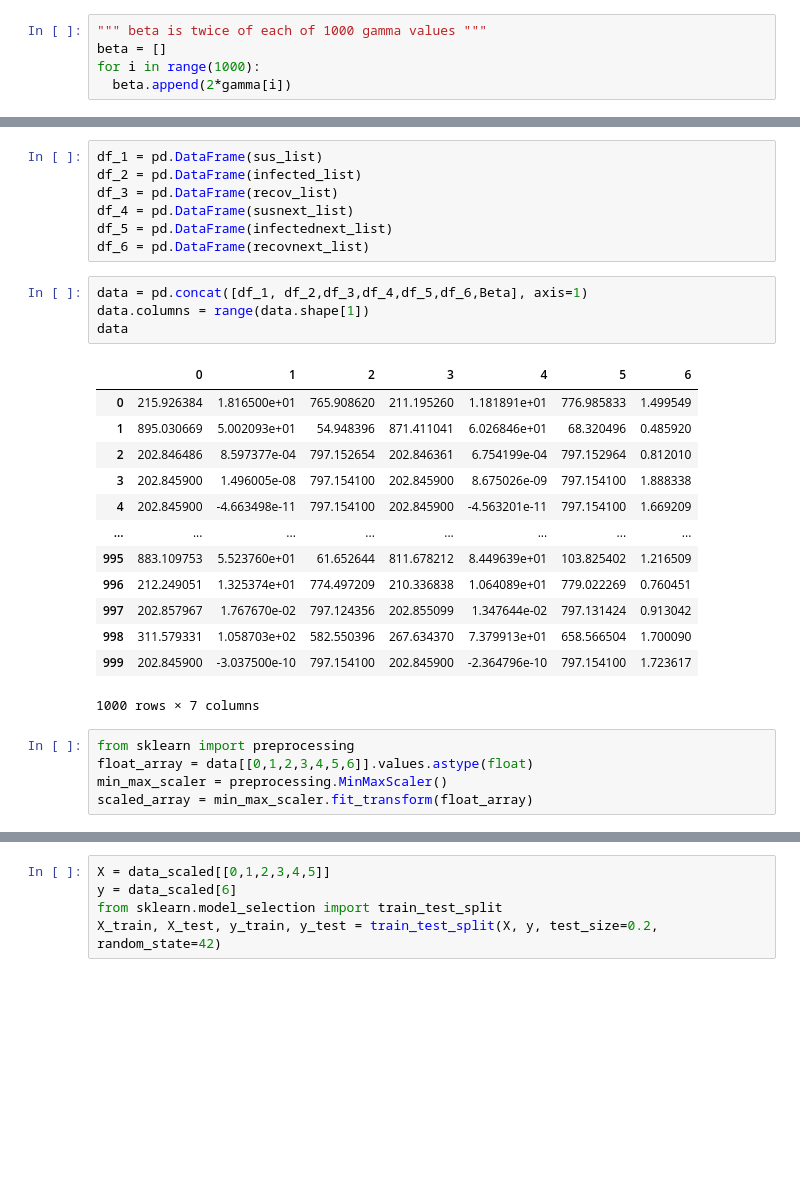
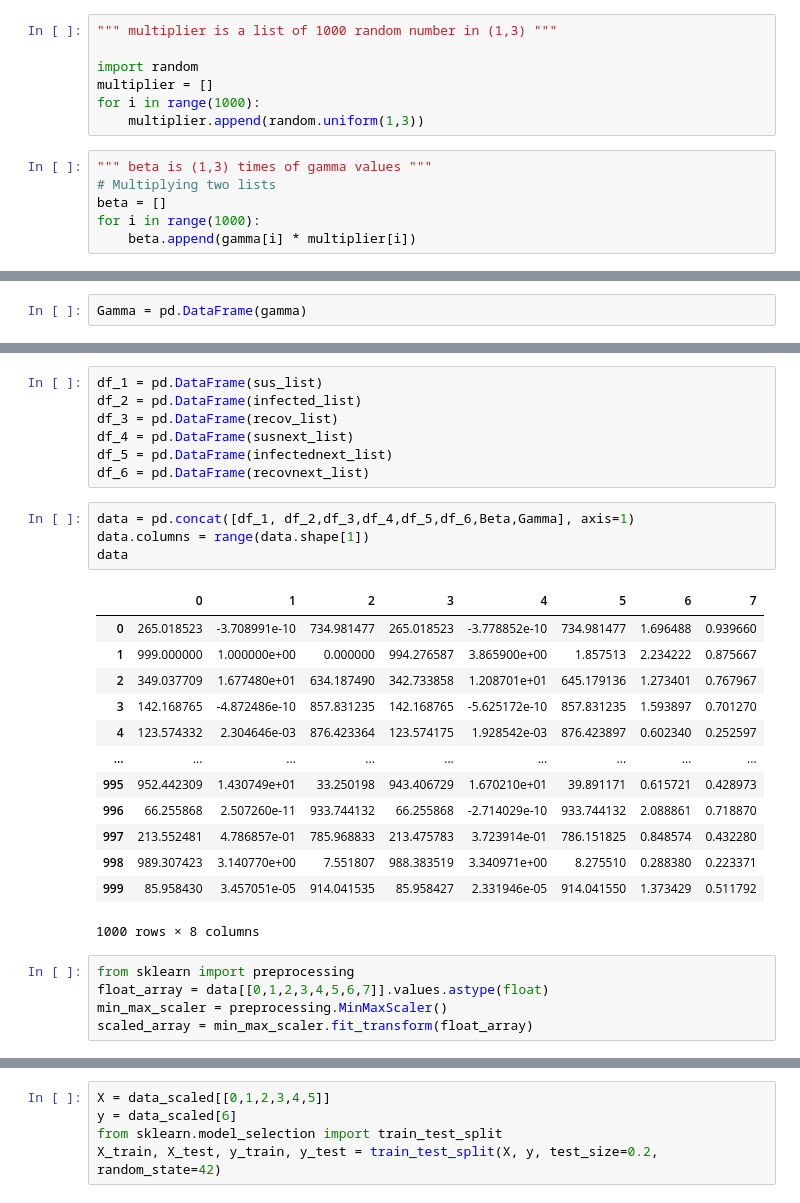
Before and after one commit to dharma610/Neural-network-model-for-compartmenral-model-SIR-and-SEIR-, a Jupyter notebook: part_2_Xgboost.ipynb, the cells around one changed output, grey strips where cells are left out. Saved outputs shown, nothing was run; the diff lists cells and outputs as text; blank space fills up the shorter version.

```diff
--- a/part_2_Xgboost.ipynb
+++ b/part_2_Xgboost.ipynb
@@ -50,11 +50,19 @@ import random
 gamma = []
 for i in range(1000):
     gamma.append(random.uniform(0, 1))
+# %%
+""" multiplier is a list of 1000 random number in (1,3) """
+
+import random
+multiplier = []
+for i in range(1000):
+    multiplier.append(random.uniform(1,3))
 # %%
-""" beta is twice of each of 1000 gamma values """
+""" beta is (1,3) times of gamma values """
+# Multiplying two lists
 beta = []
 for i in range(1000):
-  beta.append(2*gamma[i])
+    beta.append(gamma[i] * multiplier[i])
 # %%
 """ P, Q, M are the list of S, I, R respectievely calculated for 100 days for each of  1000 sets of parameter (beta,gamma)."""
 
@@ -72,6 +80,8 @@ for i in range(1000): #Plotted for 2 sets
   P.append(S)
   Q.append(I)
   M.append(R)
+# %%
+Gamma = pd.DataFrame(gamma)
 # %%
 beta_list = []
 for i in range(1000):
@@ -135,26 +145,26 @@ df_4 = pd.DataFrame(susnext_list)
 df_5 = pd.DataFrame(infectednext_list)
 df_6 = pd.DataFrame(recovnext_list)
 # %%
-data = pd.concat([df_1, df_2,df_3,df_4,df_5,df_6,Beta], axis=1)
+data = pd.concat([df_1, df_2,df_3,df_4,df_5,df_6,Beta,Gamma], axis=1)
 data.columns = range(data.shape[1])
 data
 # %% [output]
-|  | 0 | 1 | 2 | 3 | 4 | 5 | 6 |
-| 0 | 215.926384 | 1.816500e+01 | 765.908620 | 211.195260 | 1.181891e+01 | 776.985833 | 1.499549 |
-| 1 | 895.030669 | 5.002093e+01 | 54.948396 | 871.411041 | 6.026846e+01 | 68.320496 | 0.485920 |
-| 2 | 202.846486 | 8.597377e-04 | 797.152654 | 202.846361 | 6.754199e-04 | 797.152964 | 0.812010 |
-| 3 | 202.845900 | 1.496005e-08 | 797.154100 | 202.845900 | 8.675026e-09 | 797.154100 | 1.888338 |
-| 4 | 202.845900 | -4.663498e-11 | 797.154100 | 202.845900 | -4.563201e-11 | 797.154100 | 1.669209 |
-| ... | ... | ... | ... | ... | ... | ... | ... |
-| 995 | 883.109753 | 5.523760e+01 | 61.652644 | 811.678212 | 8.449639e+01 | 103.825402 | 1.216509 |
-| 996 | 212.249051 | 1.325374e+01 | 774.497209 | 210.336838 | 1.064089e+01 | 779.022269 | 0.760451 |
-| 997 | 202.857967 | 1.767670e-02 | 797.124356 | 202.855099 | 1.347644e-02 | 797.131424 | 0.913042 |
-| 998 | 311.579331 | 1.058703e+02 | 582.550396 | 267.634370 | 7.379913e+01 | 658.566504 | 1.700090 |
-| 999 | 202.845900 | -3.037500e-10 | 797.154100 | 202.845900 | -2.364796e-10 | 797.154100 | 1.723617 |
+|  | 0 | 1 | 2 | 3 | 4 | 5 | 6 | 7 |
+| 0 | 265.018523 | -3.708991e-10 | 734.981477 | 265.018523 | -3.778852e-10 | 734.981477 | 1.696488 | 0.939660 |
+| 1 | 999.000000 | 1.000000e+00 | 0.000000 | 994.276587 | 3.865900e+00 | 1.857513 | 2.234222 | 0.875667 |
+| 2 | 349.037709 | 1.677480e+01 | 634.187490 | 342.733858 | 1.208701e+01 | 645.179136 | 1.273401 | 0.767967 |
+| 3 | 142.168765 | -4.872486e-10 | 857.831235 | 142.168765 | -5.625172e-10 | 857.831235 | 1.593897 | 0.701270 |
+| 4 | 123.574332 | 2.304646e-03 | 876.423364 | 123.574175 | 1.928542e-03 | 876.423897 | 0.602340 | 0.252597 |
+| ... | ... | ... | ... | ... | ... | ... | ... | ... |
+| 995 | 952.442309 | 1.430749e+01 | 33.250198 | 943.406729 | 1.670210e+01 | 39.891171 | 0.615721 | 0.428973 |
+| 996 | 66.255868 | 2.507260e-11 | 933.744132 | 66.255868 | -2.714029e-10 | 933.744132 | 2.088861 | 0.718870 |
+| 997 | 213.552481 | 4.786857e-01 | 785.968833 | 213.475783 | 3.723914e-01 | 786.151825 | 0.848574 | 0.432280 |
+| 998 | 989.307423 | 3.140770e+00 | 7.551807 | 988.383519 | 3.340971e+00 | 8.275510 | 0.288380 | 0.223371 |
+| 999 | 85.958430 | 3.457051e-05 | 914.041535 | 85.958427 | 2.331946e-05 | 914.041550 | 1.373429 | 0.511792 |
-1000 rows × 7 columns
+1000 rows × 8 columns
 # %%
 from sklearn import preprocessing
-float_array = data[[0,1,2,3,4,5,6]].values.astype(float)
+float_array = data[[0,1,2,3,4,5,6,7]].values.astype(float)
 min_max_scaler = preprocessing.MinMaxScaler()
 scaled_array = min_max_scaler.fit_transform(float_array)
 # %%
```
Also changed, not shown: parts of 14 cells of this notebook.
